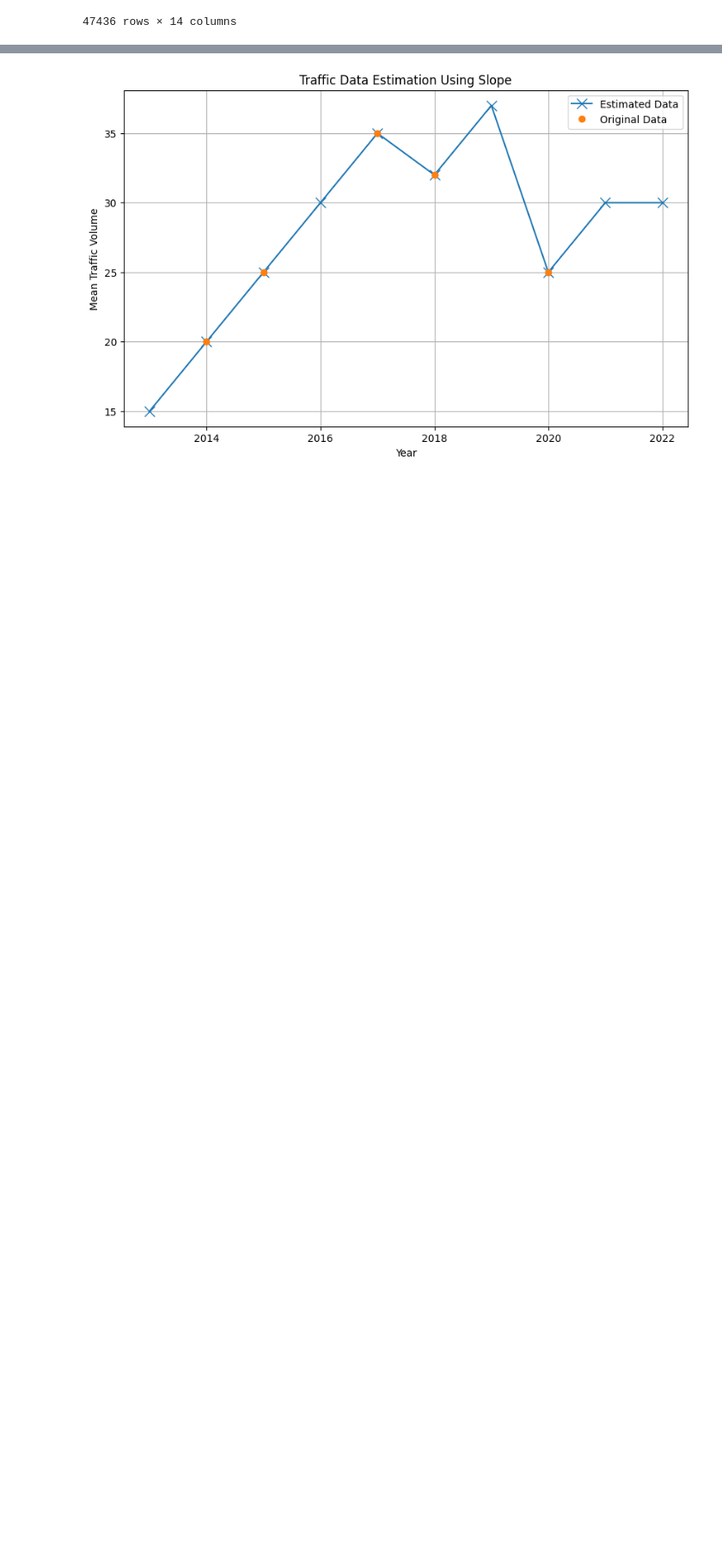
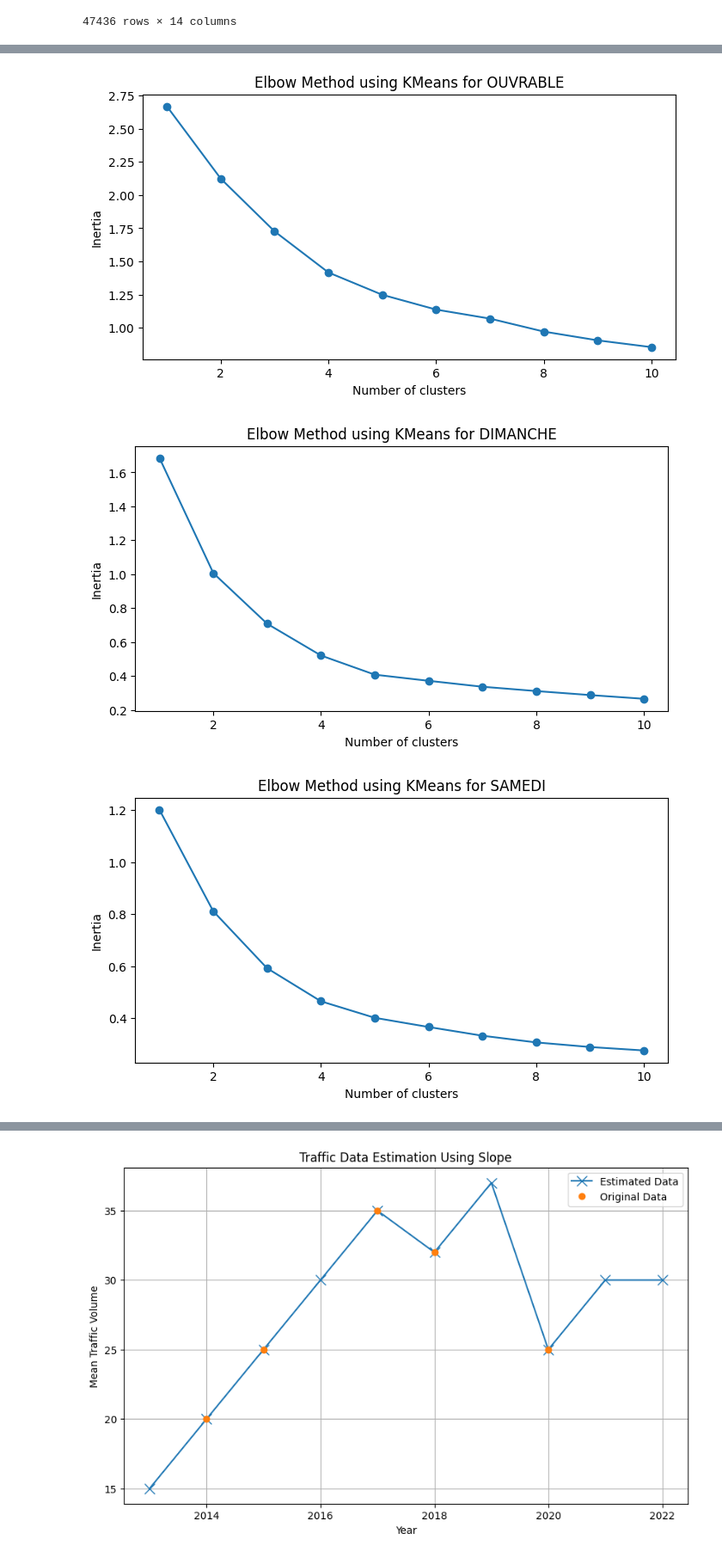
Before and after one commit to tarcisiocsn/OpenDataQuebec, a Jupyter notebook: cluster_count_analysis.ipynb, the cells around one changed output, grey strips where cells are left out. Shown at 86% size. Saved outputs shown, nothing was run; the diff lists cells and outputs as text; code cells hidden in the pictures; blank space fills up the shorter version.

```diff
--- a/cluster_count_analysis.ipynb
+++ b/cluster_count_analysis.ipynb
@@ -268,0 +309,42 @@ plt.show()
+# %%
+from sklearn.cluster import KMeans
+
+def fit_kmeans(data, n_clusters=4, n_init=10):
+    kmeans = KMeans(n_clusters=n_clusters, n_init=n_init, random_state=0).fit(data)
+    return kmeans.labels_
+
+def calculate_elbow_with_kmeans(data, max_clusters=10, n_init=10):
+    inertias = []
+    for i in range(1, max_clusters + 1):
+        kmeans = KMeans(n_clusters=i, n_init=n_init, random_state=0).fit(data)
+        inertias.append(kmeans.inertia_)
+    return inertias
+
+# Define the function to process data and plot elbow
+def process_and_plot_elbow_kmeans(df, hour_column, value_column, max_clusters=10):
+    # Pivot the DataFrame
+    df_pivot = df[df['ANNEE'] == 2019].pivot(index='SECTN', columns=hour_column, values=value_column)
+    df_pivot.fillna(0, inplace=True)
+
+    # Convert the pivot table to a 2D numpy array
+    X = np.array(df_pivot)
+
+    # Calculate inertia using KMeans
+    inertia = calculate_elbow_with_kmeans(X, max_clusters, n_init=10)
+
+    # Plot
+    plt.figure(figsize=(8, 4))
+    plt.plot(range(1, max_clusters + 1), inertia, marker='o')
+    plt.title(f'Elbow Method using KMeans for {value_column}')
+    plt.xlabel('Number of clusters')
+    plt.ylabel('Inertia')
+    plt.show()
+
+# Run the process for each traffic type
+process_and_plot_elbow_kmeans(filtered_df, 'HRE', 'OUVRABLE', max_clusters=10)
+process_and_plot_elbow_kmeans(filtered_df, 'HRE', 'DIMANCHE', max_clusters=10)
+process_and_plot_elbow_kmeans(filtered_df, 'HRE', 'SAMEDI', max_clusters=10)
+# %% [output]
+[figure, added]
+[figure, added]
+[figure, added]
```
Also changed, not shown: parts of 24 cells of this notebook.
